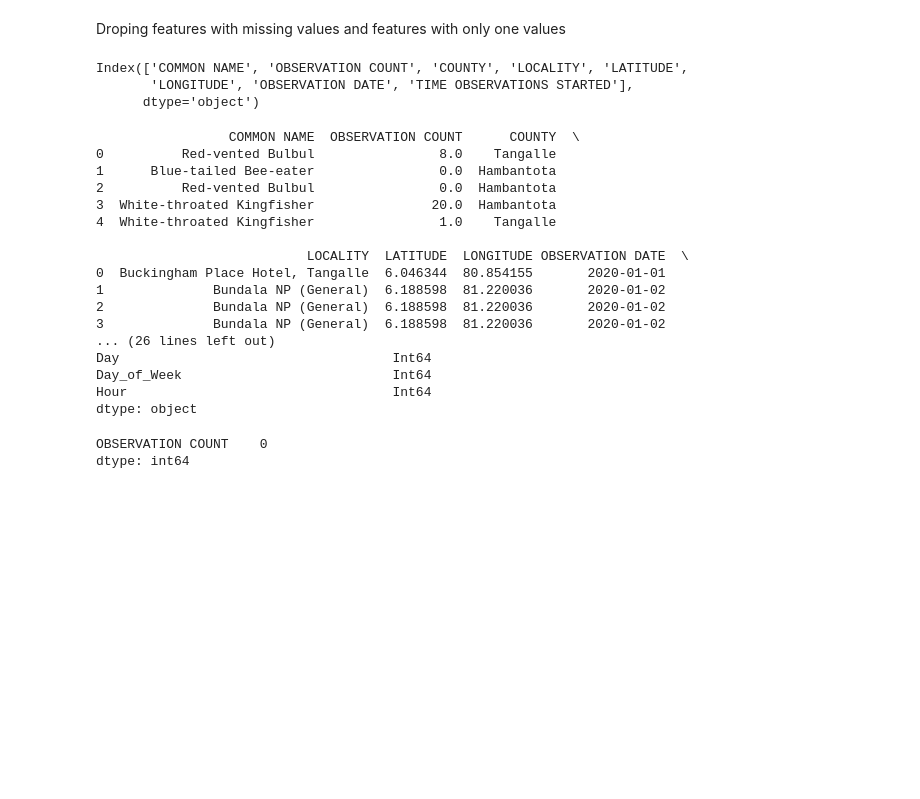
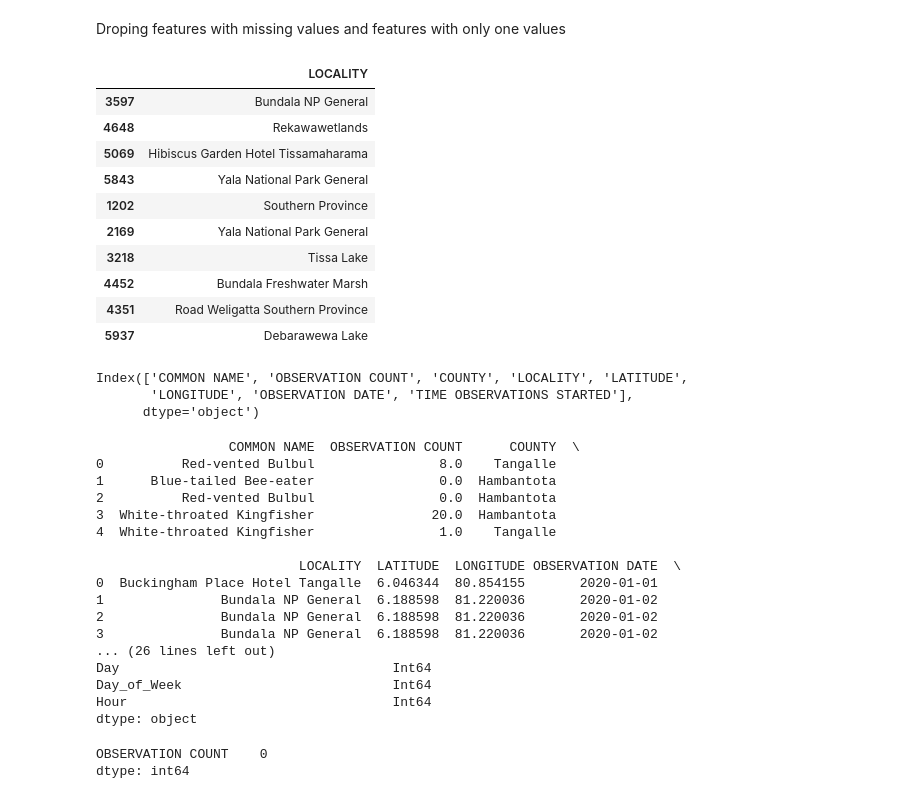
Before and after one commit to HarinduR/FeatherFind, a Jupyter notebook: Migration model/location_model.ipynb, the cells around one changed output. Saved outputs shown, nothing was run; the diff lists cells and outputs as text; code cells hidden in the pictures; blank space fills up the shorter version.

```diff
--- a/Migration model/location_model.ipynb
+++ b/Migration model/location_model.ipynb
@@ -55,9 +55,9 @@ import numpy as np
 import matplotlib.pyplot as plt
 import seaborn as sns
 
-revbul_file = r"C:\Users\Deshan\Documents\IIT LECS\DSGP Models\revbul_2020-2024.csv"
-blue_file = r"C:\Users\Deshan\Documents\IIT LECS\DSGP Models\blue-tailed bee eater.csv"
-white_file = r"C:\Users\Deshan\Documents\IIT LECS\DSGP Models\white throated king fisher.csv"
+revbul_file = r"C:\Users\Deshan\Documents\IIT LECS\Year 2 Sem 1\DSGP\Git hub\FeatherFind\Datasets\Converted datasets\revbul_2020-2024.csv"
+blue_file = r"C:\Users\Deshan\Documents\IIT LECS\Year 2 Sem 1\DSGP\Git hub\FeatherFind\Datasets\Converted datasets\blue-tailed bee eater.csv"
+white_file = r"C:\Users\Deshan\Documents\IIT LECS\Year 2 Sem 1\DSGP\Git hub\FeatherFind\Datasets\Converted datasets\white throated king fisher.csv"
 
 df_revbul = pd.read_csv(revbul_file)
 df_blue = pd.read_csv(blue_file)
@@ -65,7 +65,7 @@ df_white = pd.read_csv(white_file)
 
 df = pd.concat([df_revbul, df_blue, df_white], ignore_index=True)
 
-combined_file_path = r"C:\Users\Deshan\Documents\IIT LECS\DSGP Models\combined_birds_dataset.csv"
+combined_file_path = r"C:\Users\Deshan\Documents\IIT LECS\Year 2 Sem 1\DSGP\Git hub\FeatherFind\Datasets\Combined dataset\combined_birds_dataset.csv"
 df.to_csv(combined_file_path, index=False)
 
 print(f"✅ Combined dataset saved at {combined_file_path}")
@@ -365,6 +365,49 @@ df2.drop(['TRIP COMMENTS'],axis=1, inplace=True)
 df2.drop(['SPECIES COMMENTS'],axis=1, inplace=True)
 # %%
 df2.drop(['Unnamed: 49'],axis=1, inplace=True)
+# %%
+import re
+
+def clean_locality(locality):
+    if pd.isna(locality):
+        return locality
+    # remove numbers, coordinates, and unnecessary characters
+    locality = re.sub(r"\d+\.\d+\s*,\s*\d+\.\d+", "", locality)
+    locality = re.sub(r"\d+", "", locality)
+    locality = re.sub(r"[()\[\]{}<>]", "", locality)
+    locality = re.sub(r"\bLK\b|\band\b|[-â€“]", "", locality, flags=re.IGNORECASE)
+    locality = re.sub(r"[^\w\s]", "", locality)
+    locality = locality.strip()
+    return locality
+
+# filter out rows with unwanted patterns
+df2 = df2[~df2["LOCALITY"].str.contains(r"Auto selected|à¶|^[^A-Za-z]+$", regex=True, na=False)]
+
+
+df2["LOCALITY"] = df2["LOCALITY"].apply(clean_locality)
+
+
+df2 = df2[df2["LOCALITY"].str.strip() != ""]
+
+
+new_output = r"C:\Users\Deshan\Documents\IIT LECS\Year 2 Sem 1\DSGP\Git hub\FeatherFind\Datasets\Combined dataset\new_combined_dataset.csv"
+
+df2.to_csv(new_output, index=False)
+
+
+df2[["LOCALITY"]].sample(10)
+# %% [output]
+|  | LOCALITY |
+| 3597 | Bundala NP General |
+| 4648 | Rekawawetlands |
+| 5069 | Hibiscus Garden Hotel Tissamaharama |
+| 5843 | Yala National Park General |
+| 1202 | Southern Province |
+| 2169 | Yala National Park General |
+| 3218 | Tissa Lake |
+| 4452 | Bundala Freshwater Marsh |
+| 4351 | Road Weligatta Southern Province |
+| 5937 | Debarawewa Lake |
 # %%
 df3 = df2.copy()
 
@@ -415,11 +458,11 @@ print(df3.dtypes)
 3  White-throated Kingfisher               20.0  Hambantota
 4  White-throated Kingfisher                1.0    Tangalle
 
-                           LOCALITY  LATITUDE  LONGITUDE OBSERVATION DATE  \
-0  Buckingham Place Hotel, Tangalle  6.046344  80.854155       2020-01-01
-1              Bundala NP (General)  6.188598  81.220036       2020-01-02
-2              Bundala NP (General)  6.188598  81.220036       2020-01-02
-3              Bundala NP (General)  6.188598  81.220036       2020-01-02
+                          LOCALITY  LATITUDE  LONGITUDE OBSERVATION DATE  \
+0  Buckingham Place Hotel Tangalle  6.046344  80.854155       2020-01-01
+1               Bundala NP General  6.188598  81.220036       2020-01-02
+2               Bundala NP General  6.188598  81.220036       2020-01-02
+3               Bundala NP General  6.188598  81.220036       2020-01-02
 ... (26 lines left out)
 Day                                   Int64
 Day_of_Week                           Int64
```
Also changed, not shown: parts of 6 cells of this notebook, 9 other files.
